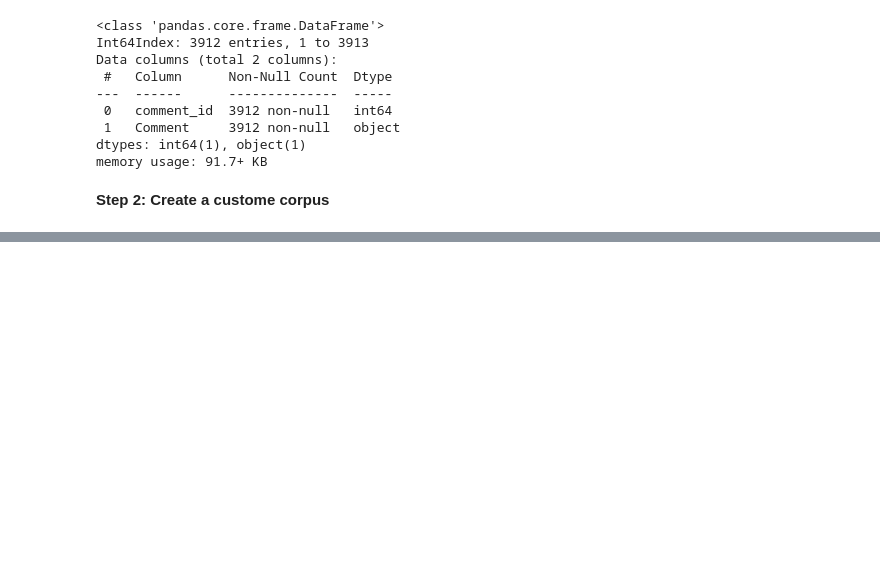
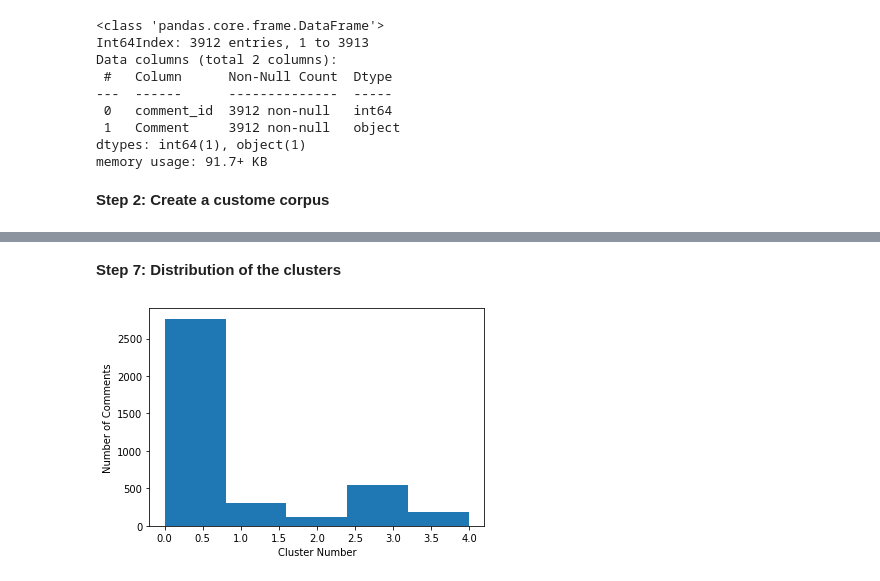
Before and after one commit to JurugoBrian/internship_text_analysis, a Jupyter notebook: internship_text_analysis.ipynb, the cells around one changed output, grey strips where cells are left out. Drawn from its saved outputs; the diff is of its cells as text; code cells hidden in the pictures; blank space fills up the shorter version.

```diff
--- a/internship_text_analysis.ipynb
+++ b/internship_text_analysis.ipynb
@@ -402,0 +302,12 @@ chunk
+# %%
+# Save the TF-IDF matrix
+from scipy.sparse import csr_matrix
+
+def save_sparse_csr(filename,array):
+    np.savez(filename,data = array.data ,indices=array.indices,
+             indptr =array.indptr, shape=array.shape )
+
+def load_sparse_csr(filename):
+    loader = np.load(filename)
+    return csr_matrix((loader['data'], loader['indices'], loader['indptr']),
+                         shape = loader['shape'])
@@ -402,0 +373,10 @@ chunk
+# %%
+tfs = load_sparse_csr(path + 'internship_comments_tf_idf.npz')
+# %%
+# Initialize the KMeans class from sklearn.cluster as km and fit tf-idf matrix tfs to the KMeans instance.
+
+from sklearn.cluster import KMeans
+
+k = 5
+km = KMeans(n_clusters=k, init='k-means++', max_iter=30, n_init=5, verbose=1)
+km.fit(tfs)
@@ -402,0 +402,2 @@ chunk
+# %% [markdown]
+<strong>Step 7: Distribution of the clusters</strong>
@@ -402,0 +407,8 @@ chunk
+# %%
+# Plotting histograms of cluster type vs Numbers in each cluster
+plt.hist(km.labels_, bins=k)
+plt.xlabel("Cluster Number")
+plt.ylabel("Number of Comments")
+plt.show()
+# %% [output]
+[figure, added]
```
Also changed, not shown: parts of 79 cells of this notebook.
